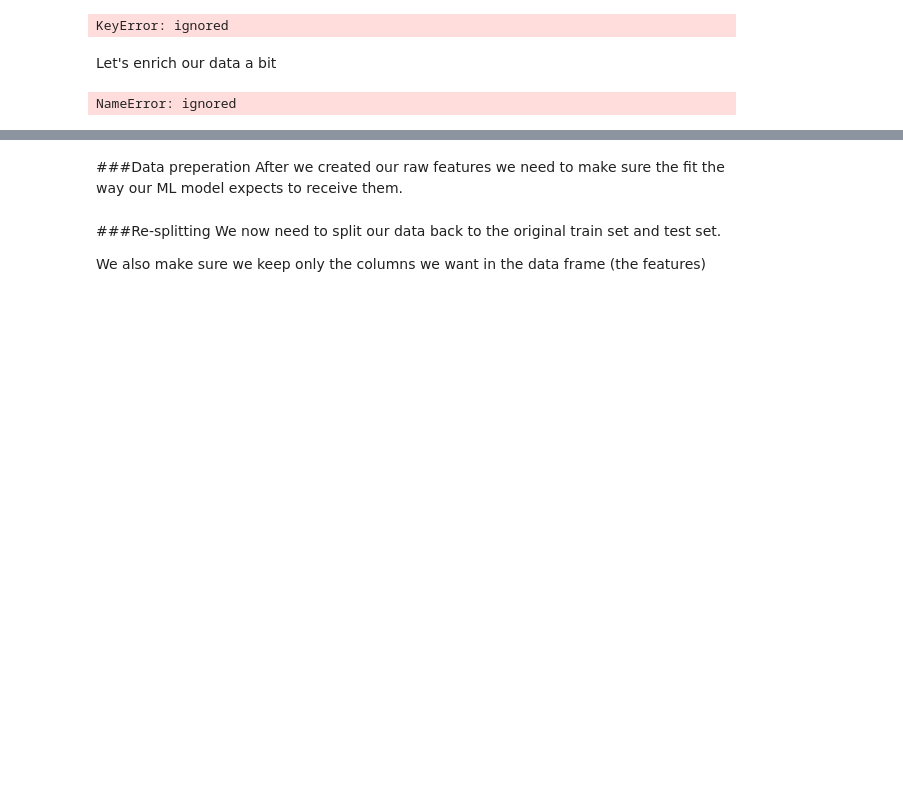
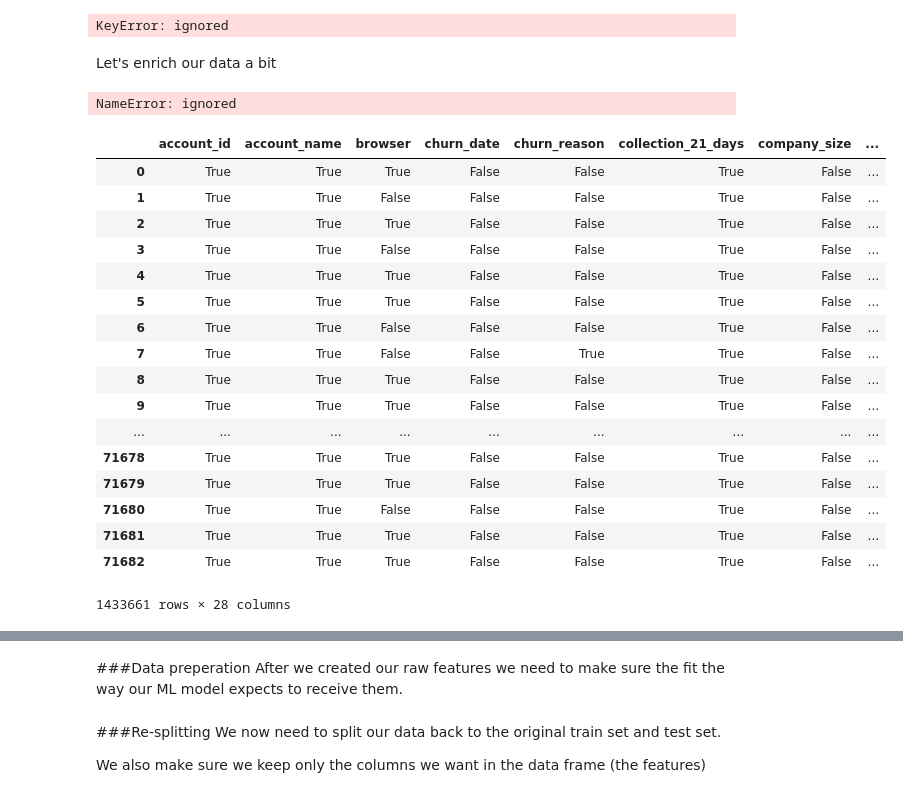
Before and after one commit to debbysonino/LamasDataHack, a Jupyter notebook: DataLearn_2019_Scaffold_basefiledavid.ipynb, the cells around one changed output, grey strips where cells are left out. Cells and saved outputs as stored; diff of their text form; code cells hidden in the pictures; blank space fills up the shorter version.

```diff
--- a/DataLearn_2019_Scaffold_basefiledavid.ipynb
+++ b/DataLearn_2019_Scaffold_basefiledavid.ipynb
@@ -144,3 +170,24 @@ all_features = all_features.reset_index().set_index(['account_id', '[REDACTED]']
 all_features['[REDACTED]'] = "[REDACTED]"
 # %% [output]
 NameError: ignored
+# %%
+all_features==accounts
+# %% [output]
+|  | account_id | account_name | browser | churn_date | churn_reason | collection_21_days | company_size | ... |
+| 0 | True | True | True | False | False | True | False | ... |
+| 1 | True | True | False | False | False | True | False | ... |
+| 2 | True | True | True | False | False | True | False | ... |
+| 3 | True | True | False | False | False | True | False | ... |
+| 4 | True | True | True | False | False | True | False | ... |
+| 5 | True | True | True | False | False | True | False | ... |
+| 6 | True | True | False | False | False | True | False | ... |
+| 7 | True | True | False | False | True | True | False | ... |
+| 8 | True | True | True | False | False | True | False | ... |
+| 9 | True | True | True | False | False | True | False | ... |
+| ... | ... | ... | ... | ... | ... | ... | ... | ... |
+| 71678 | True | True | True | False | False | True | False | ... |
+| 71679 | True | True | True | False | False | True | False | ... |
+| 71680 | True | True | False | False | False | True | False | ... |
+| 71681 | True | True | True | False | False | True | False | ... |
+| 71682 | True | True | True | False | False | True | False | ... |
+1433661 rows × 28 columns
```
Also changed, not shown: parts of 8 cells of this notebook.
